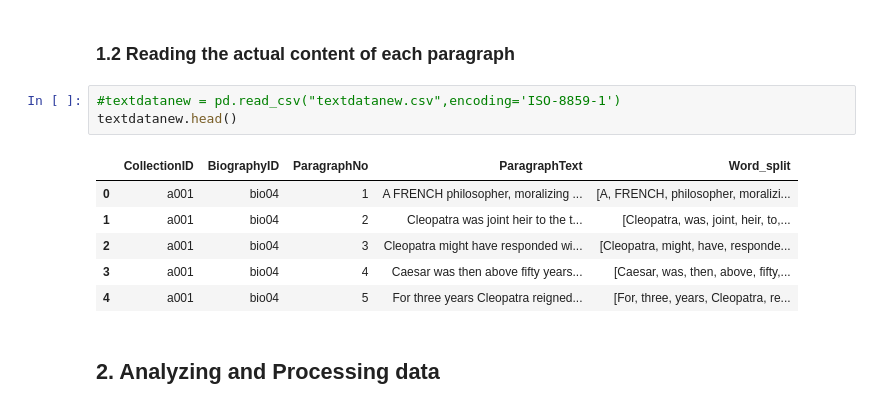
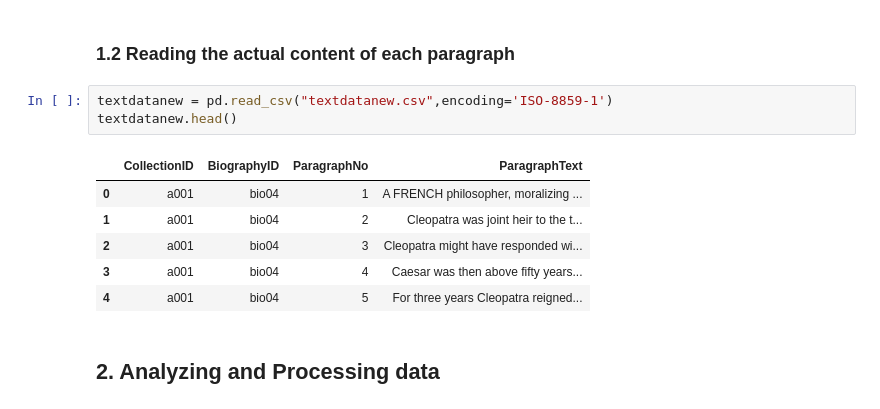
Before and after one commit to UVA-DSI-2019-Capstones/CBW, a Jupyter notebook: Association Rule/Association Rule.ipynb, the cells around one changed output. Drawn from its saved outputs; the diff is of its cells as text.

```diff
--- a/Association Rule/Association Rule.ipynb
+++ b/Association Rule/Association Rule.ipynb
@@ -20,15 +20,15 @@ from itertools import combinations
 # %% [markdown]
 ### 1.2 Reading the actual content of each paragraph
 # %%
-#textdatanew = pd.read_csv("textdatanew.csv",encoding='ISO-8859-1')
+textdatanew = pd.read_csv("textdatanew.csv",encoding='ISO-8859-1')
 textdatanew.head()
 # %% [output]
-|  | CollectionID | BiographyID | ParagraphNo | ParagraphText | Word_split |
-| 0 | a001 | bio04 | 1 | A FRENCH philosopher, moralizing ... | [A, FRENCH, philosopher, moralizi... |
-| 1 | a001 | bio04 | 2 | Cleopatra was joint heir to the t... | [Cleopatra, was, joint, heir, to,... |
-| 2 | a001 | bio04 | 3 | Cleopatra might have responded wi... | [Cleopatra, might, have, responde... |
-| 3 | a001 | bio04 | 4 | Caesar was then above fifty years... | [Caesar, was, then, above, fifty,... |
-| 4 | a001 | bio04 | 5 | For three years Cleopatra reigned... | [For, three, years, Cleopatra, re... |
+|  | CollectionID | BiographyID | ParagraphNo | ParagraphText |
+| 0 | a001 | bio04 | 1 | A FRENCH philosopher, moralizing ... |
+| 1 | a001 | bio04 | 2 | Cleopatra was joint heir to the t... |
+| 2 | a001 | bio04 | 3 | Cleopatra might have responded wi... |
+| 3 | a001 | bio04 | 4 | Caesar was then above fifty years... |
+| 4 | a001 | bio04 | 5 | For three years Cleopatra reigned... |
 # %% [markdown]
 ## 2. Analyzing and Processing data
 # %% [markdown]
```
Also changed, not shown: parts of 32 cells of this notebook.
